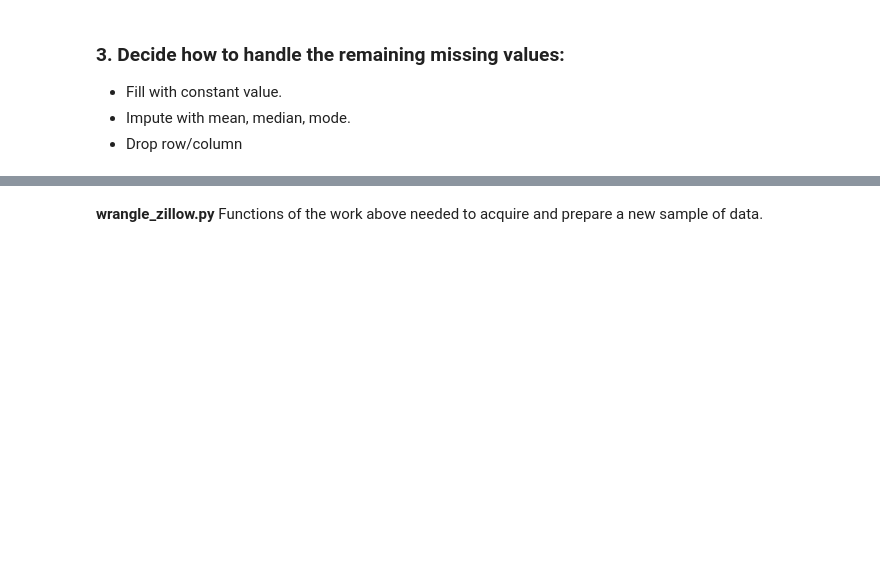
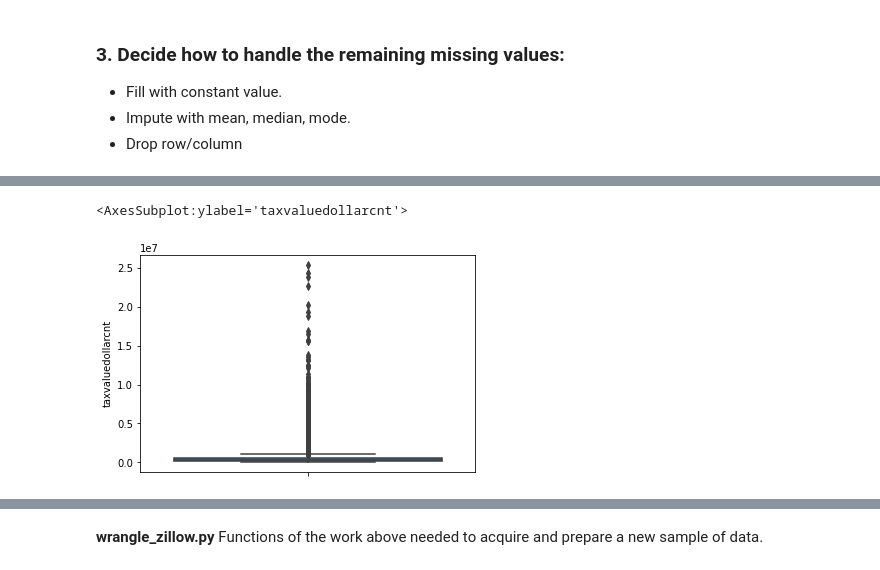
Before and after one commit to aliciag92/clustering-exercises, a Jupyter notebook: wrangle_zillow.ipynb, the cells around one changed output, grey strips where cells are left out. Saved outputs shown, nothing was run; the diff lists cells and outputs as text; code cells hidden in the pictures; blank space fills up the shorter version.

```diff
--- a/wrangle_zillow.ipynb
+++ b/wrangle_zillow.ipynb
@@ -52,0 +878,4 @@ pd.read_clipboard()
+# %%
+# fill missing values with median null sizes
+
+df.lotsizesquarefeet.fillna(7313, inplace = True)
@@ -52,0 +902,4 @@ pd.read_clipboard()
+# %%
+# I am going to drop the rest of nulls
+
+df.dropna(inplace = True)
@@ -52,0 +922,6 @@ pd.read_clipboard()
+# %%
+#check for outliers
+sns.boxplot(y = 'taxvaluedollarcnt', data = df)
+# %% [output]
+<AxesSubplot:ylabel='taxvaluedollarcnt'>
+[figure, added]
```
Also changed, not shown: parts of 65 cells of this notebook.
